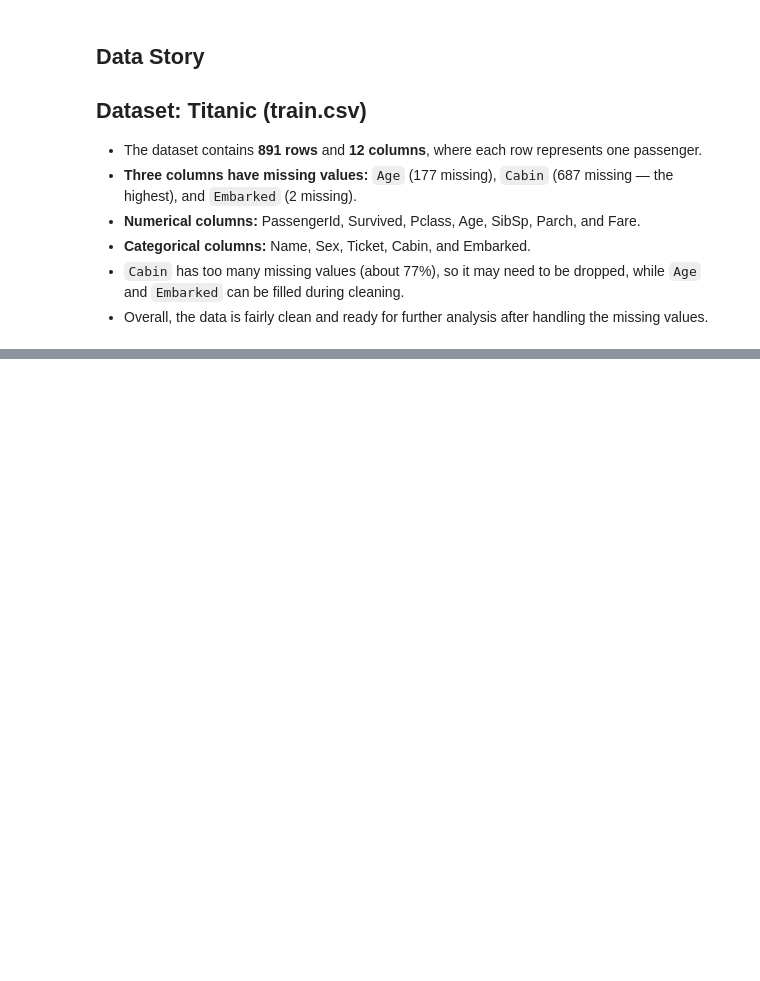
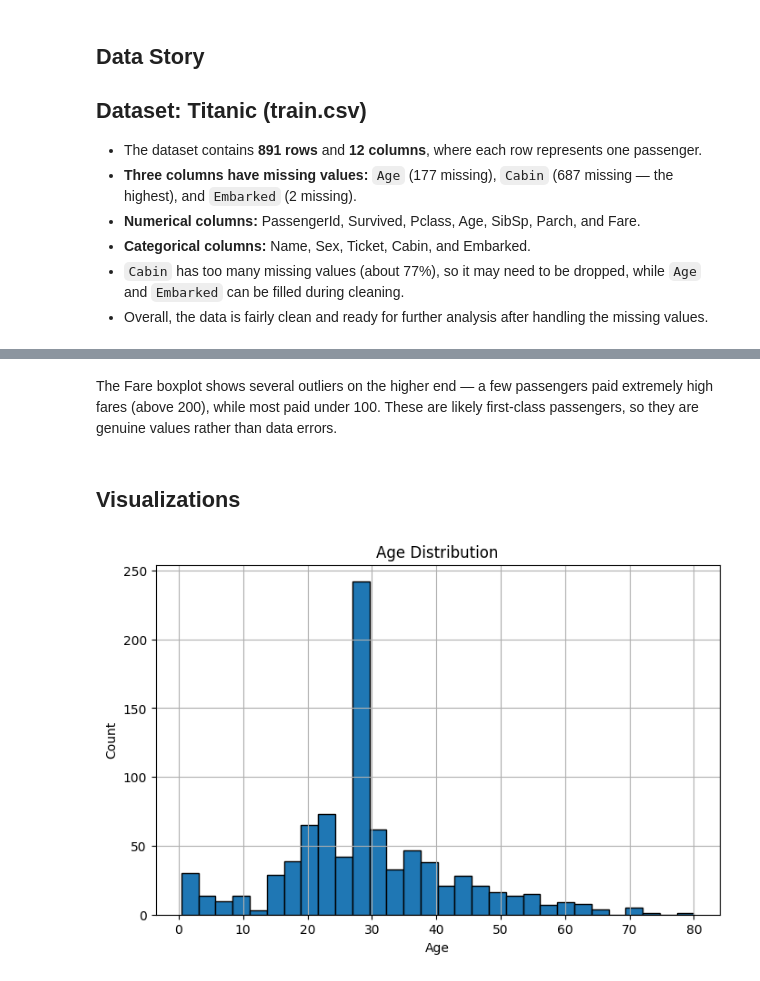
Before and after one commit to zakasaleem35-jpg/neurofive-ml-track, a Jupyter notebook: titanic_eda.ipynb, the cells around one changed output, grey strips where cells are left out. Drawn from its saved outputs; the diff is of its cells as text; code cells hidden in the pictures; blank space fills up the shorter version.

```diff
--- a/titanic_eda.ipynb
+++ b/titanic_eda.ipynb
@@ -80,0 +125,16 @@ dtype: int64
+# %% [markdown]
+The Fare boxplot shows several outliers on the higher end — a few passengers
+paid extremely high fares (above 200), while most paid under 100. These are
+likely first-class passengers, so they are genuine values rather than data errors.
+# %% [markdown]
+## Visualizations
+# %%
+# Histogram(Age)
+plt.figure(figsize=(8,5))
+df['Age'].hist(bins=30, edgecolor='black')
+plt.title('Age Distribution')
+plt.xlabel('Age')
+plt.ylabel('Count')
+plt.show()
+# %% [output]
+[figure, added]
```
Also changed, not shown: parts of 11 cells of this notebook.
